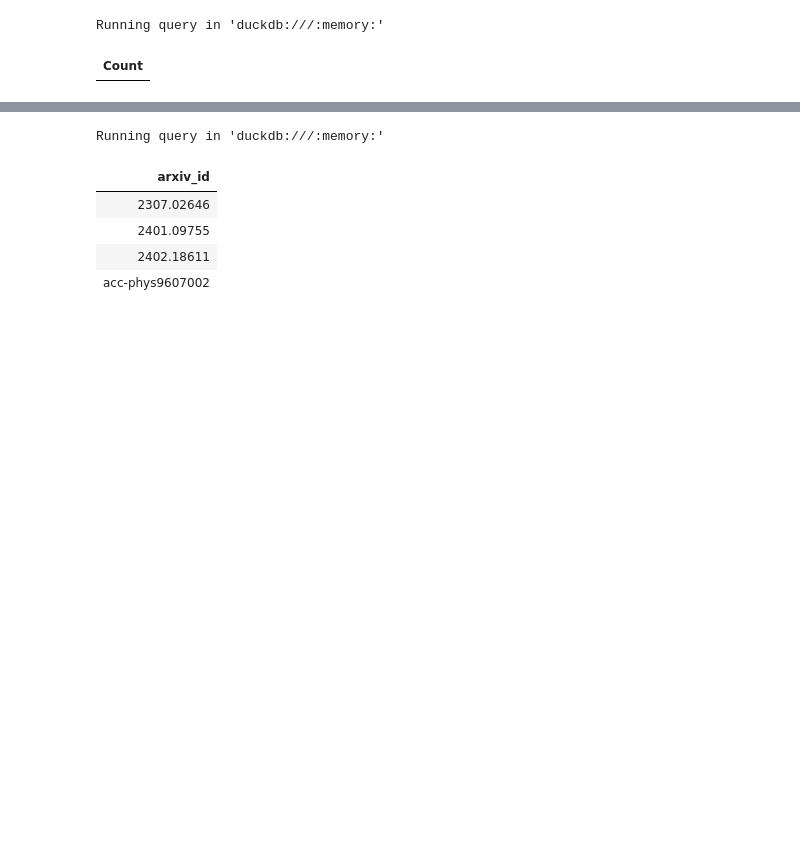
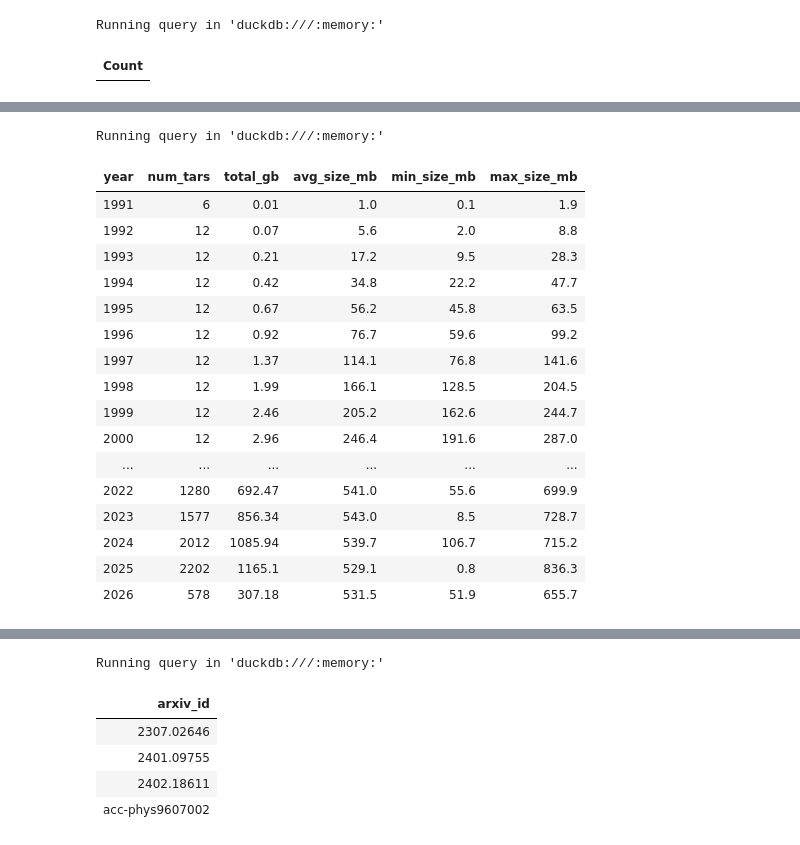
Before and after one commit to cometadata/comet-data-infrastructure, a Jupyter notebook: notebooks/arXiv.ipynb, the cells around one changed output, grey strips where cells are left out. Drawn from its saved outputs; the diff is of its cells as text; code cells hidden in the pictures; blank space fills up the shorter version.

```diff
--- a/notebooks/arXiv.ipynb
+++ b/notebooks/arXiv.ipynb
@@ -57,3 +68,39 @@ Running query in 'duckdb:///:memory:'
+# %%
+%%sql
+
+SELECT
+    CASE
+        WHEN CAST(substr(yymm, 1, 2) AS INTEGER) <= 30
+            THEN 2000 + CAST(substr(yymm, 1, 2) AS INTEGER)
+        ELSE 1900 + CAST(substr(yymm, 1, 2) AS INTEGER)
+    END AS year,
+    COUNT(*) AS num_tars,
+    ROUND(SUM(size) / 1e9, 2) AS total_gb,
+    ROUND(AVG(size) / 1e6, 1) AS avg_size_mb,
+    ROUND(MIN(size) / 1e6, 1) AS min_size_mb,
+    ROUND(MAX(size) / 1e6, 1) AS max_size_mb
+FROM arXiv_src
+GROUP BY year
+ORDER BY year;
+# %% [output]
+Running query in 'duckdb:///:memory:'
+| year | num_tars | total_gb | avg_size_mb | min_size_mb | max_size_mb |
+| 1991 | 6 | 0.01 | 1.0 | 0.1 | 1.9 |
+| 1992 | 12 | 0.07 | 5.6 | 2.0 | 8.8 |
+| 1993 | 12 | 0.21 | 17.2 | 9.5 | 28.3 |
+| 1994 | 12 | 0.42 | 34.8 | 22.2 | 47.7 |
+| 1995 | 12 | 0.67 | 56.2 | 45.8 | 63.5 |
+| 1996 | 12 | 0.92 | 76.7 | 59.6 | 99.2 |
+| 1997 | 12 | 1.37 | 114.1 | 76.8 | 141.6 |
+| 1998 | 12 | 1.99 | 166.1 | 128.5 | 204.5 |
+| 1999 | 12 | 2.46 | 205.2 | 162.6 | 244.7 |
+| 2000 | 12 | 2.96 | 246.4 | 191.6 | 287.0 |
+| ... | ... | ... | ... | ... | ... |
+| 2022 | 1280 | 692.47 | 541.0 | 55.6 | 699.9 |
+| 2023 | 1577 | 856.34 | 543.0 | 8.5 | 728.7 |
+| 2024 | 2012 | 1085.94 | 539.7 | 106.7 | 715.2 |
+| 2025 | 2202 | 1165.1 | 529.1 | 0.8 | 836.3 |
+| 2026 | 578 | 307.18 | 531.5 | 51.9 | 655.7 |
 # %%
 %%sql
 
```
Also changed, not shown: parts of 9 cells of this notebook, 3 other files.
